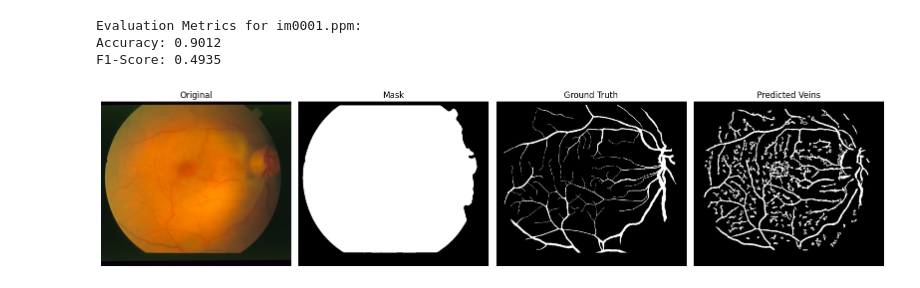
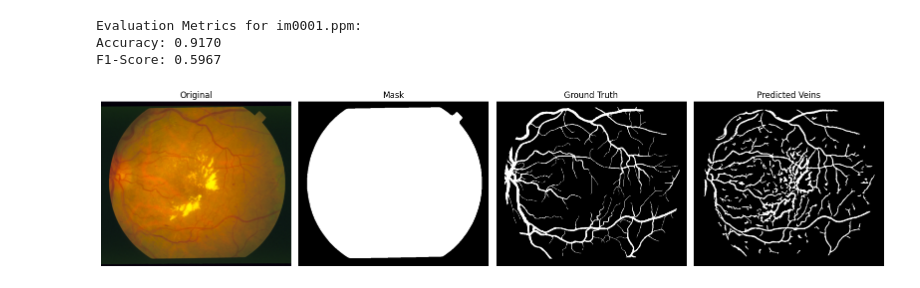
Before and after one commit to HuntClauss/university-informatyka-w-medycynie-dno-oka, a Jupyter notebook: frangi.ipynb, the cells around one changed output. Saved outputs shown, nothing was run; the diff lists cells and outputs as text; code cells hidden in the pictures.

```diff
--- a/frangi.ipynb
+++ b/frangi.ipynb
@@ -121,38 +121,38 @@ def extract_veins(image: np.ndarray, sigmas: tuple = (0.5, 1, 1.5, 2, 2.5, 3), c
     enhanced = preprocess_image(green, fg_mask, clip_limit=clip_limit, kernel=128, gauss=(51, 51))
 
     vesselness = frangi_vesselness(enhanced, sigmas=sigmas, alpha=alpha, beta=beta, gamma=gamma, black_ridges=False, scale_step=None)
     vesselness_masked = apply_mask(vesselness, fg_mask)
 
     thresh = threshold_otsu(vesselness_masked[fg_mask])
     binary = vesselness_masked > thresh * 0.32
 
     binary = closing(binary, disk(1))
     binary = remove_small_objects(binary, min_size=40)
 
     return binary.astype(np.uint8)
 
 
-img = load_image(ORIGINAL_DIR / "im0004.ppm")
-orig = load_label(LABELS_DIR / "im0004.vk.ppm")
+img = load_image(ORIGINAL_DIR / "im0001.ppm")
+orig = load_label(LABELS_DIR / "im0001.vk.ppm")
 
 r = extract_veins(img)
 
 mask = create_retinal_mask(img)
 mask_img = np.ones(img.shape)
 mask_img[~mask] = 0
 
 metrics = evaluate(r, orig)
 print("Evaluation Metrics for im0001.ppm:")
 print(f"Accuracy: {metrics['accuracy']:.4f}")
 print(f"F1-Score: {metrics['f1']:.4f}")
 
 # Display results
 display_images(img, mask_img, orig, r, titles=["Original", "Mask", "Ground Truth", "Predicted Veins"])
 # %% [output]
 Evaluation Metrics for im0001.ppm:
-Accuracy: 0.9012
-F1-Score: 0.4935
+Accuracy: 0.9170
+F1-Score: 0.5967
-[figure, old version]
+[figure, new version]
 # %%
 import pandas as pd
 
```
Also changed, not shown: parts of 1 cell of this notebook, 2 other files.
